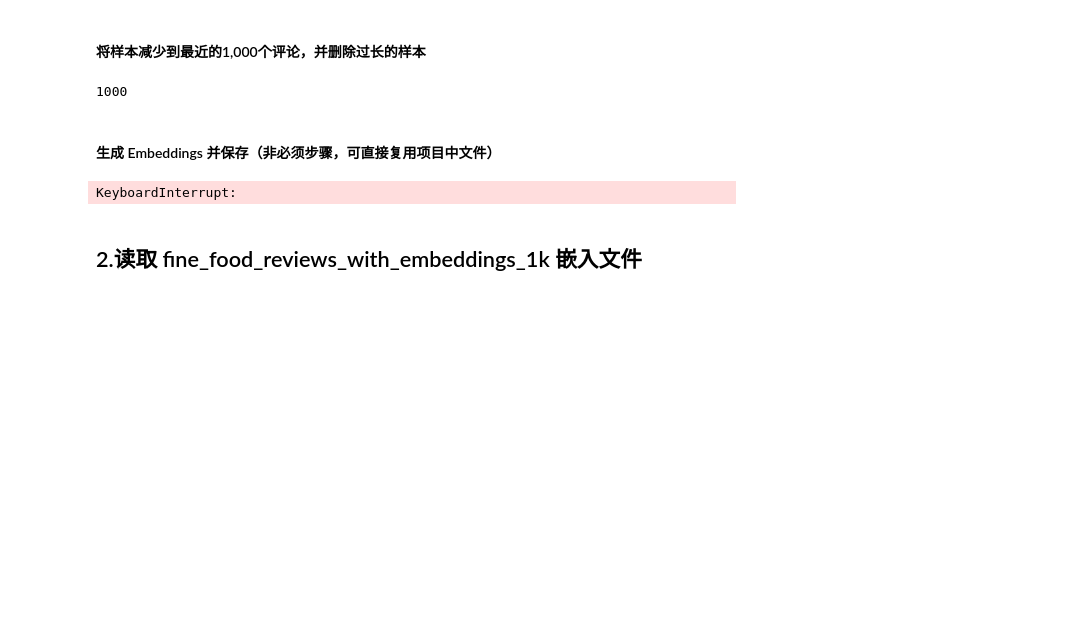
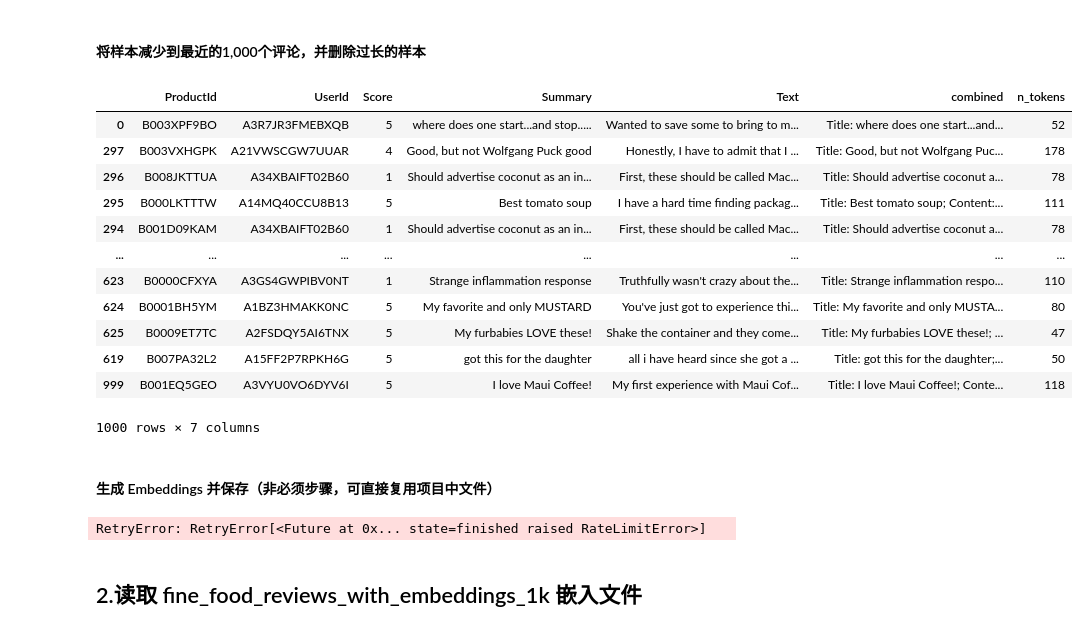
Before and after one commit to TristonNaN/llm-pratice, a Jupyter notebook: openai_api/embedding.ipynb, the cells around one changed output. Cells and saved outputs as stored; diff of their text form; code cells hidden in the pictures; blank space fills up the shorter version.

```diff
--- a/openai_api/embedding.ipynb
+++ b/openai_api/embedding.ipynb
@@ -86,25 +99,37 @@ max_tokens = 8000
 # %%
 # 设置要筛选的评论数量为1000
 top_n = 1000
 # 对DataFrame进行排序，基于"Time"列，然后选取最后的2000条评论。
 # 这个假设是，我们认为最近的评论可能更相关，因此我们将对它们进行初始筛选。
-df = df.sort_values("Time").tail(top_n * 2)
+df = df.sort_values(by="Time").tail(top_n * 2)
 # 丢弃"Time"列，因为我们在这个分析中不再需要它。
 df.drop("Time", axis=1, inplace=True)
 # 从'embedding_encoding'获取编码
 encoding = tiktoken.get_encoding(embedding_encoding)
 
 # 计算每条评论的token数量。我们通过使用encoding.encode方法获取每条评论的token数，然后把结果存储在新的'n_tokens'列中。
 df["n_tokens"] = df.combined.apply(lambda x: len(encoding.encode(x)))
 
 # 如果评论的token数量超过最大允许的token数量，我们将忽略（删除）该评论。
 # 我们使用.tail方法获取token数量在允许范围内的最后top_n（1000）条评论。
 df = df[df.n_tokens <= max_tokens].tail(top_n)
 
 # 打印出剩余评论的数量。
-len(df)
+df
 # %% [output]
+|  | ProductId | UserId | Score | Summary | Text | combined | n_tokens |
+| 0 | B003XPF9BO | A3R7JR3FMEBXQB | 5 | where does one start...and stop..... | Wanted to save some to bring to m... | Title: where does one start...and... | 52 |
+| 297 | B003VXHGPK | A21VWSCGW7UUAR | 4 | Good, but not Wolfgang Puck good | Honestly, I have to admit that I ... | Title: Good, but not Wolfgang Puc... | 178 |
+| 296 | B008JKTTUA | A34XBAIFT02B60 | 1 | Should advertise coconut as an in... | First, these should be called Mac... | Title: Should advertise coconut a... | 78 |
+| 295 | B000LKTTTW | A14MQ40CCU8B13 | 5 | Best tomato soup | I have a hard time finding packag... | Title: Best tomato soup; Content:... | 111 |
+| 294 | B001D09KAM | A34XBAIFT02B60 | 1 | Should advertise coconut as an in... | First, these should be called Mac... | Title: Should advertise coconut a... | 78 |
+| ... | ... | ... | ... | ... | ... | ... | ... |
+| 623 | B0000CFXYA | A3GS4GWPIBV0NT | 1 | Strange inflammation response | Truthfully wasn't crazy about the... | Title: Strange inflammation respo... | 110 |
+| 624 | B0001BH5YM | A1BZ3HMAKK0NC | 5 | My favorite and only MUSTARD | You've just got to experience thi... | Title: My favorite and only MUSTA... | 80 |
+| 625 | B0009ET7TC | A2FSDQY5AI6TNX | 5 | My furbabies LOVE these! | Shake the container and they come... | Title: My furbabies LOVE these!; ... | 47 |
+| 619 | B007PA32L2 | A15FF2P7RPKH6G | 5 | got this for the daughter | all i have heard since she got a ... | Title: got this for the daughter;... | 50 |
+| 999 | B001EQ5GEO | A3VYU0VO6DYV6I | 5 | I love Maui Coffee! | My first experience with Maui Cof... | Title: I love Maui Coffee!; Conte... | 118 |
-1000
+1000 rows × 7 columns
 # %% [markdown]
 #### 生成 Embeddings 并保存（非必须步骤，可直接复用项目中文件）
 # %%
@@ -116,7 +141,7 @@ output_datapath = "data/fine_food_reviews_with_embeddings_1k_2146.csv"
 
 df.to_csv(output_datapath)
 # %% [output]
-KeyboardInterrupt:
+RetryError: RetryError[<Future at 0x... state=finished raised RateLimitError>]
 # %% [markdown]
 ## 2.读取 fine_food_reviews_with_embeddings_1k 嵌入文件
 # %%
```
Also changed, not shown: parts of 8 cells of this notebook, 38 other files.
